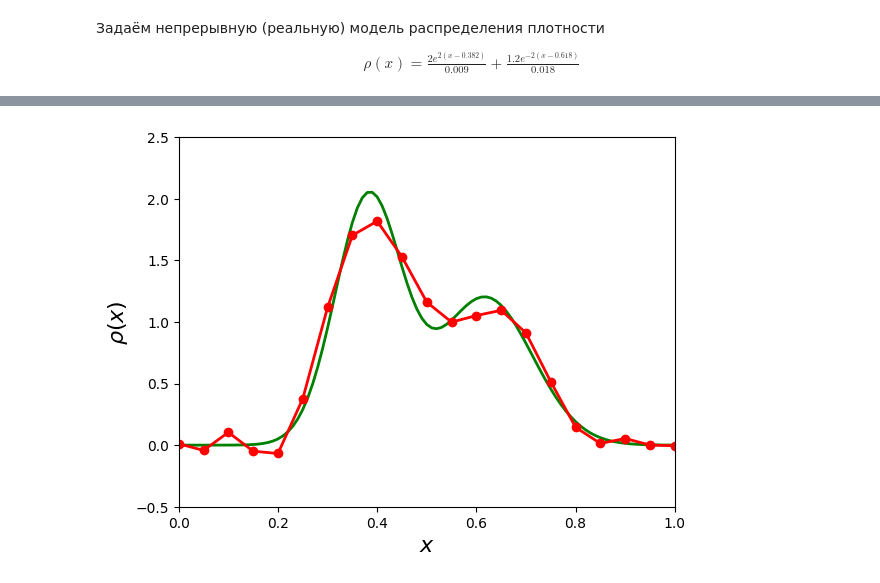
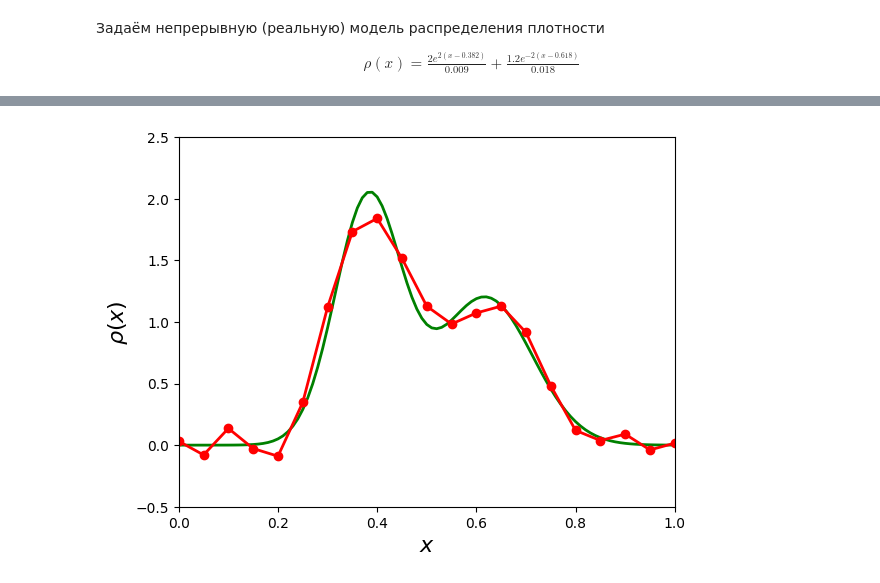
Before and after one commit to deadspir1t0/coursework, a Jupyter notebook: rho(alpha).ipynb, the cells around one changed output, grey strips where cells are left out. Drawn from its saved outputs; the diff is of its cells as text; code cells hidden in the pictures.

```diff
--- a/rho(alpha).ipynb
+++ b/rho(alpha).ipynb
@@ -84,7 +84,7 @@ x_s = linspace(c, d, N_s)
 A = system_matrix(N_model, x_model, h_model, N_s, x_s, l_y, l_z)
 
 # "Измеренное B"
-d = 10**(-6)
+d = 1e-8
 B_model = dot(A,X_model)
 B = B_model.copy()
 for i in range(len(B)):
@@ -123,6 +162,7 @@ for a in alphas:
 r = np.array(r)
 # %%
 plt.figure()
+plt.style.use('default')
 
 plt.plot(alphas, r, '-or', lw=2)
 
@@ -140,7 +180,7 @@ plt.show()
 # %%
-a1 = 10**(-15)
-a2 = 10**(-5)
-err = 10**(-15)
+a1 = 1e-15
+a2 = 1e-8
+err = 1e-15
 
 alpha = (a1 + a2) / 2
 f1 = rho(a1)
@@ -168,14 +208,36 @@ alpha
+# %%
+# Метод сопряженных коэффициентов
+
+# Точность
+eps = 1e-12
+
+# Переопределим матрицы
+M = dot(A.T, A) + alpha * eye(N+1)
+f = dot(A.T, B)
+
+# Первое приближение решения
+X_inv = np.zeros(N+1)
+r = f - dot(M, X_inv)
+p = r.copy()
+
+while linalg.norm(r) > eps:
+    Mp = dot(M, p)
+
+    alpha_k = dot(r, r) / dot(Mp, p)
+    X_inv += alpha_k * p
+    r_new = r - alpha_k * Mp
+    beta_k = dot(r_new, r_new) / dot(r, r)
+    r = r_new
+    p = r + beta_k * p
 # %%
-X_inv = linalg.solve(dot(A.T,A) + alpha*eye(N+1),dot(A.T,B))
-
 # Отрисовка решения
 plt.style.use('default')
 
 fig = figure()
 ax = axes(xlim=(0,1), ylim=(-0.5,2.5))
 ax.set_xlabel(r'$x$', fontsize=16); ax.set_ylabel(r'$\rho (x)$', fontsize=16)
 ax.plot(x_model,X_model,'-g',lw=2)
 ax.plot(x,X_inv,'-or',lw=2)
 show()
 # %% [output]
-[figure, old version]
+[figure, new version]
```
Also changed, not shown: parts of 10 cells of this notebook.
